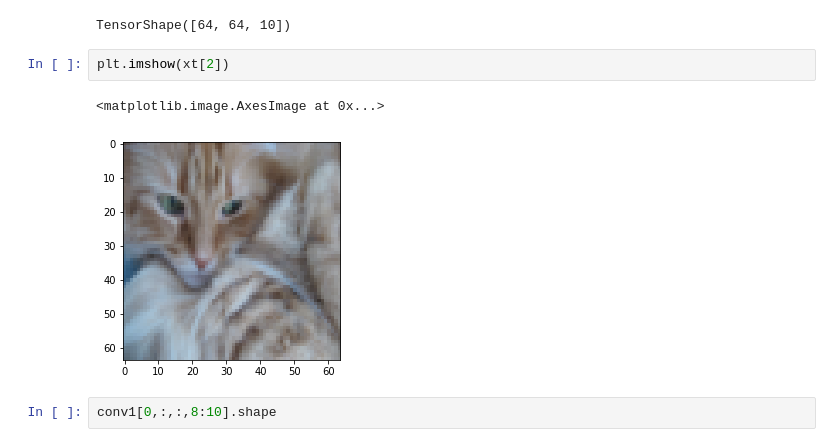
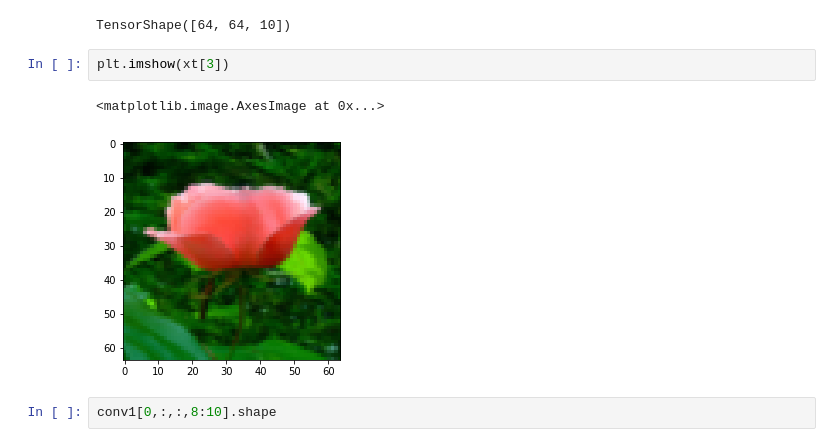
Before and after one commit to virf96/Neural-Networks, a Jupyter notebook: Redes_Ejercicio_1_resuelto.ipynb, the cells around one changed output. Saved outputs shown, nothing was run; the diff lists cells and outputs as text.

```diff
--- a/Redes_Ejercicio_1_resuelto.ipynb
+++ b/Redes_Ejercicio_1_resuelto.ipynb
@@ -87,10 +87,10 @@ conv1[0].shape
 # %% [output]
 TensorShape([64, 64, 10])
 # %%
-plt.imshow(xt[2])
+plt.imshow(xt[3])
 # %% [output]
 <matplotlib.image.AxesImage at 0x...>
-[figure, old version]
+[figure, new version]
 # %%
 conv1[0,:,:,8:10].shape
 # %% [output]
```
Also changed, not shown: parts of 8 cells of this notebook.
